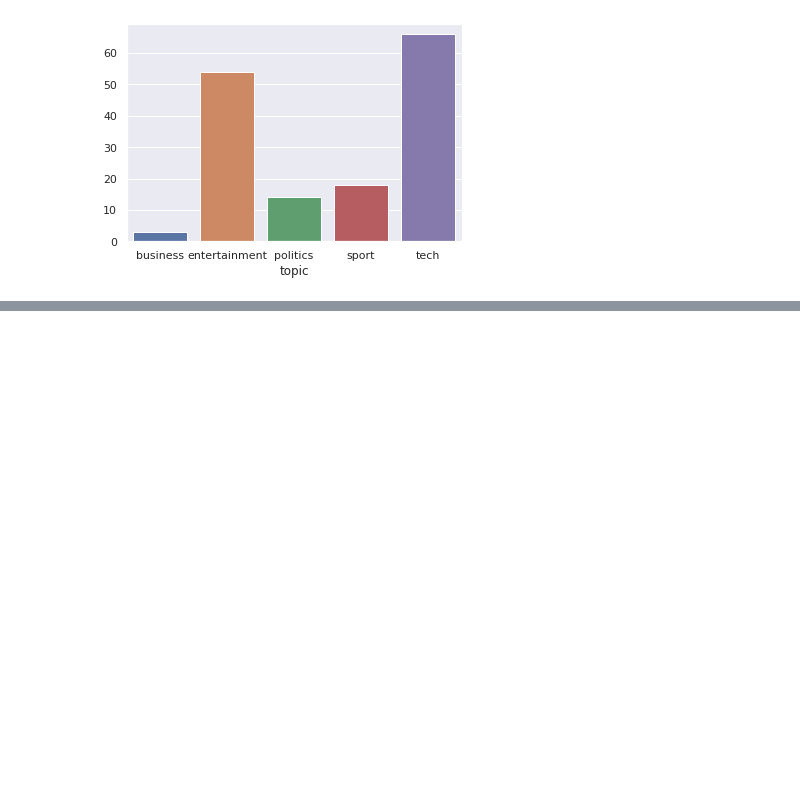
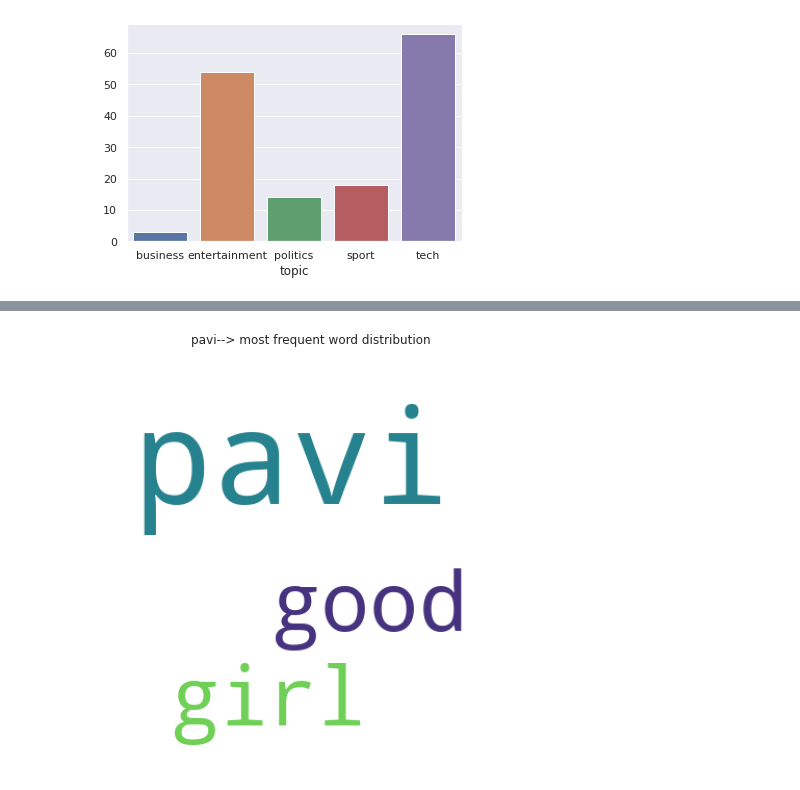
Before and after one commit to pavi-ninjaac/Specrom_Analysis, a Jupyter notebook: EDA.ipynb, the cells around one changed output, grey strips where cells are left out. Cells and saved outputs as stored; diff of their text form; code cells hidden in the pictures; blank space fills up the shorter version.

```diff
--- a/EDA.ipynb
+++ b/EDA.ipynb
@@ -533,0 +566,14 @@ for index in range(0,data_top_5_author.shape[0]):
+# %%
+#plot the frequency distriution of words using the wordcloud
+from wordcloud import WordCloud
+def word_cloud_plot(author_name,text_list):
+  cloud = WordCloud(width = 400, height = 400,background_color = "white", max_words = 200,)
+  cloud = cloud.generate(text_list)
+  plt.figure(figsize = (6, 6), facecolor = None)
+  plt.title(author_name+'--> most frequent word distribution')
+  plt.imshow(cloud)
+  plt.axis("off")
+  plt.tight_layout(pad = 0)
+word_cloud_plot('pavi','pavi is the good girl pavi pavi pavi')
+# %% [output]
+[figure, added]
```
Also changed, not shown: parts of 7 cells of this notebook.
